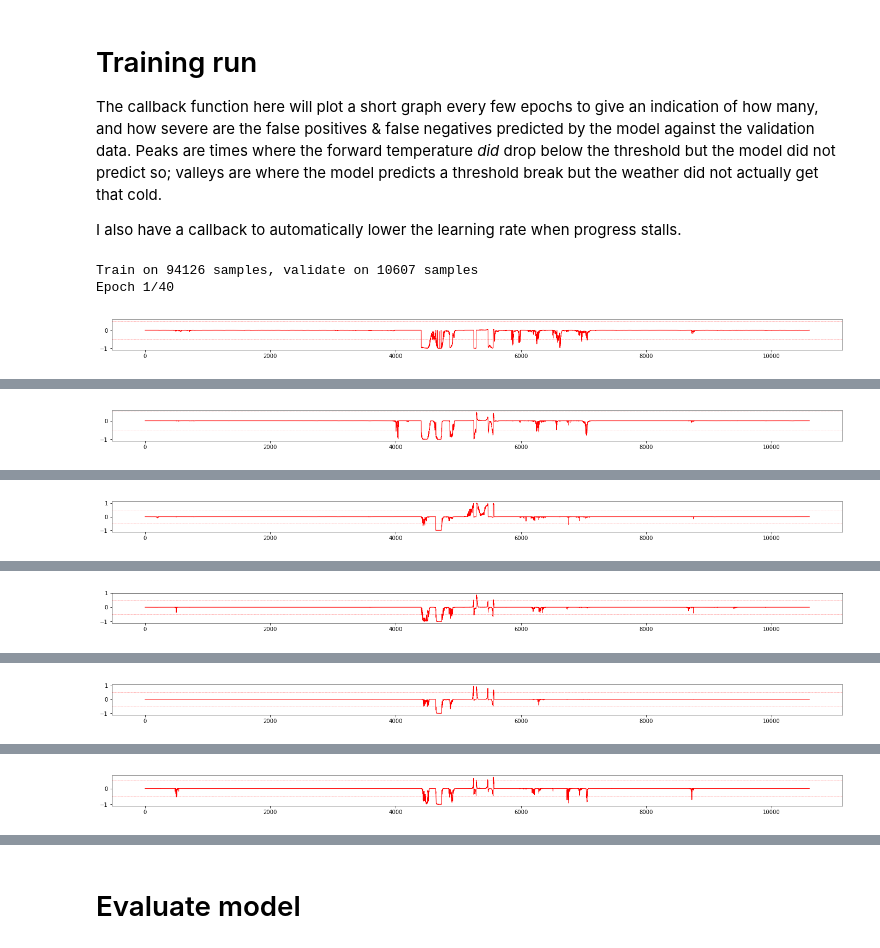
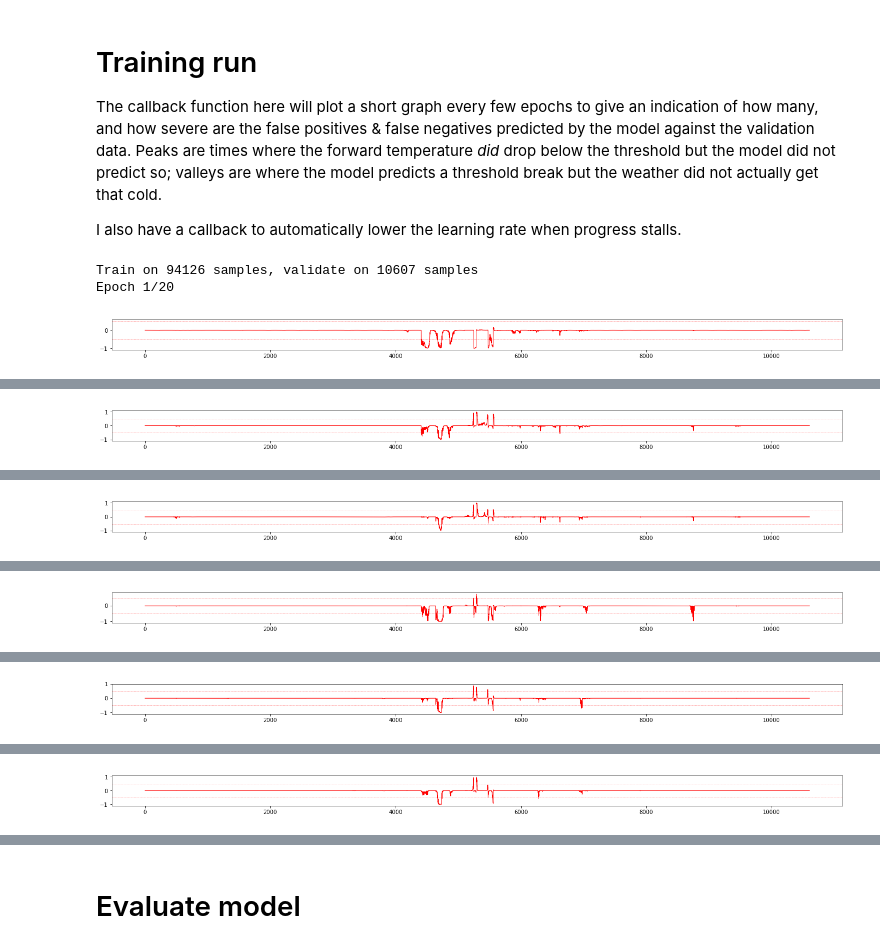
Before and after one commit to CienegaOrchards/Learning, a Jupyter notebook: Weather supplemental data.ipynb, the cells around one changed output, grey strips where cells are left out. Drawn from its saved outputs; the diff is of its cells as text; code cells hidden in the pictures.

```diff
--- a/Weather supplemental data.ipynb
+++ b/Weather supplemental data.ipynb
@@ -74,7 +74,7 @@ data.head()
 # %% [markdown]
 ## Historic forecasts as recorded in Dynamo weather_log table
 # %%
-forecasts = pd.read_csv(path+'forecast-current-2017-08-08-14-25-45.csv', parse_dates=['time'], index_col='time', usecols=['time','forecast'], dtype={'forecast': 'float'})
+forecasts = pd.read_csv(path+'forecast-current-2017-10-24-12-28-30.csv', parse_dates=['time'], index_col='time', usecols=['time','forecast'], dtype={'forecast': 'float'})
 forecasts = forecasts.tz_localize('UTC', ambiguous='infer') #.tz_convert('US/Pacific')
 
 data = data.assign(forecast = forecasts.asof(data.index)).dropna()
@@ -171,23 +171,23 @@ train_x.shape, train_y.shape, val_x.shape, val_y.shape, train_y.sum(), val_y.sum
 I'm going to use a CNN here, where I'm creating convolutions over the time dimension (across the sequence of time-based data points).  This will allow the model to pick up patterns in how the data change over the course of a week, and how those changes can predict our output variable(s).  We use causal padding for replacement in the convolution layers.  I batch-normalize the input data, and then use dropout while training to reduce over-fit.  A small FC hidden layer combines down the features identified by the convolution layers.  When predicting a single threshold, I use binary_crossentropy as my loss function; for multi-threshold I would switch to categorical_crossentropy or more likely top-2 accuracy or something.
 # %%
 model = Sequential([
-    Dropout(0.25, input_shape=(seq_length, train_x.shape[2])),
-#     GaussianDropout(0.5, input_shape=(seq_length, train_x.shape[2])),
+   Dropout(0.25, input_shape=(seq_length, train_x.shape[2])),
+#      GaussianDropout(0.5, input_shape=(seq_length, train_x.shape[2])),
 
 
-    Conv1D(32, 3, activation='relu'),#, padding='causal'),
-#     keras.layers.advanced_activations.PReLU(),
+    Conv1D(32, 3, padding='causal'),
+    keras.layers.advanced_activations.PReLU(),
     BatchNormalization(),
-    Conv1D(32, 3, activation='relu'),#, padding='causal'),
-#     keras.layers.advanced_activations.PReLU(),
+    Conv1D(32, 3, padding='causal'),
+    keras.layers.advanced_activations.PReLU(),
     MaxPooling1D(),
     BatchNormalization(),
 
-    Conv1D(64, 3, activation='relu'),#, padding='causal'),
-#     keras.layers.advanced_activations.PReLU(),
+    Conv1D(64, 3, padding='causal'),
+    keras.layers.advanced_activations.PReLU(),
     BatchNormalization(),
-    Conv1D(64, 3, activation='relu'),#, padding='causal'),
-#     keras.layers.advanced_activations.PReLU(),
+    Conv1D(64, 3, padding='causal'),
+    keras.layers.advanced_activations.PReLU(),
     MaxPooling1D(),
     BatchNormalization(),
 
@@ -219,8 +219,8 @@ model = Sequential([
 
     Flatten(),
 
-    Dense(512, activation='relu'),#),
-#     keras.layers.advanced_activations.PReLU(),
+    Dense(512),
+    keras.layers.advanced_activations.PReLU(),
     BatchNormalization(),
 
     Dropout(0.75),
@@ -266,12 +266,12 @@ reduce_lr = ReduceLROnPlateau(factor=0.3, patience=3, verbose=1)
 graph_cb = GraphCallback()
 
 history = model.fit(train_x, train_y,
-          epochs=40,
+          epochs=20,
           batch_size=batch_size,
           validation_data=(val_x, val_y),
           class_weight={0:1, 1:fp_fn_ratio, 2:fp_fn_ratio**2},
           callbacks=[reduce_lr, graph_cb])
 # %% [output]
 Train on 94126 samples, validate on 10607 samples
-Epoch 1/40
+Epoch 1/20
-[figure, old version]
+[figure, new version]
@@ -280 +280 @@ Epoch 2/40
-[figure, old version]
+[figure, new version]
@@ -283 +283 @@ Epoch 3/40
-[figure, old version]
+[figure, new version]
@@ -286 +286 @@ Epoch 4/40
-[figure, old version]
+[figure, new version]
@@ -289 +289 @@ Epoch 5/40
-[figure, old version]
+[figure, new version]
@@ -292 +292 @@ Epoch 6/40
-[figure, old version]
+[figure, new version]
```
Also changed, not shown: parts of 6 cells of this notebook.
